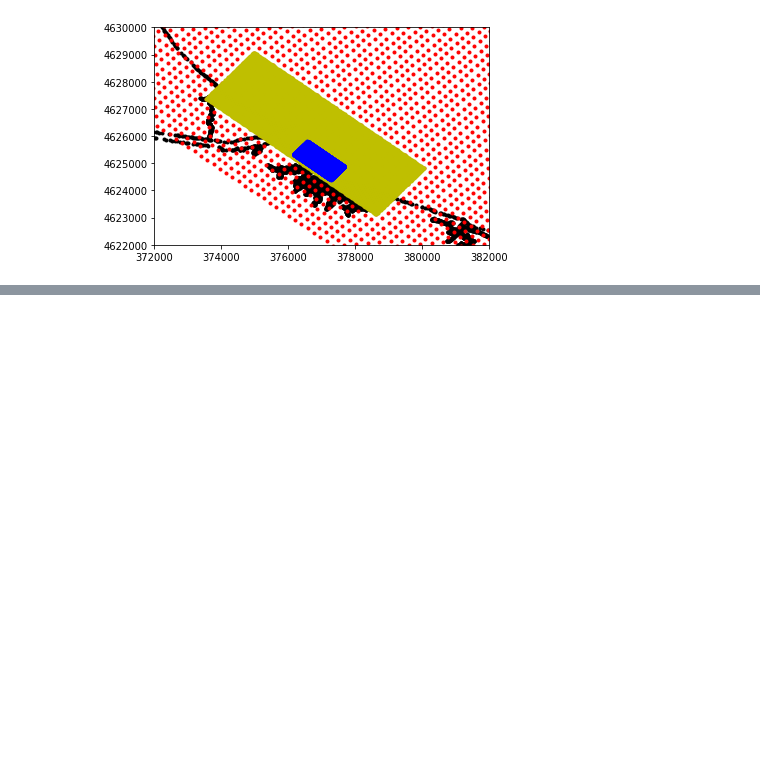
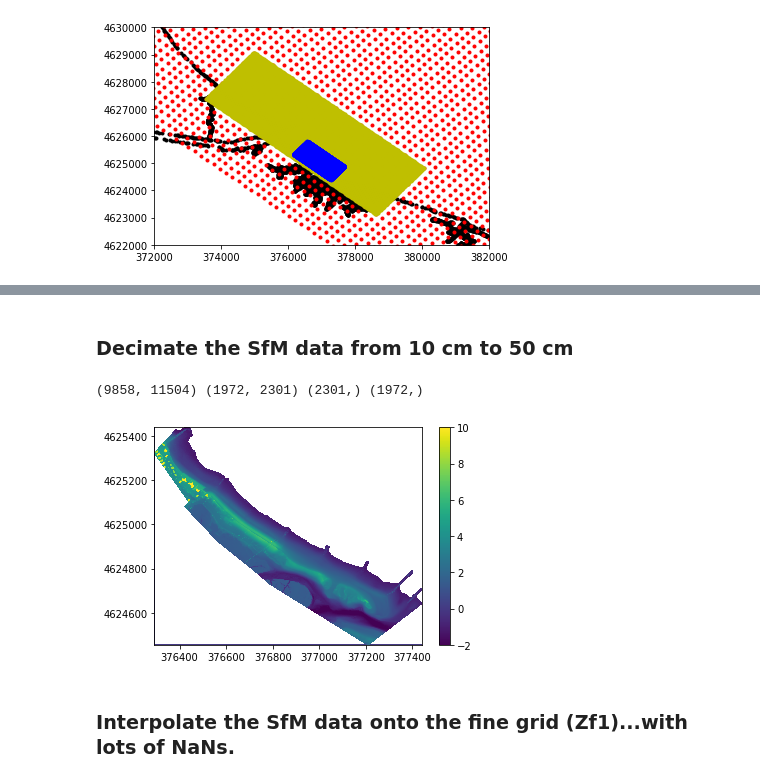
Before and after one commit to csherwood-usgs/CCBay, a Jupyter notebook: CCBay_grid_v1.ipynb, the cells around one changed output, grey strips where cells are left out. Saved outputs shown, nothing was run; the diff lists cells and outputs as text; code cells hidden in the pictures; blank space fills up the shorter version.

```diff
--- a/CCBay_grid_v1.ipynb
+++ b/CCBay_grid_v1.ipynb
@@ -301,0 +336,25 @@ print(np.shape(values))
+# %%
+from astropy.convolution import Gaussian2DKernel
+from astropy.convolution import convolve
+
+# We smooth with a Gaussian kernel with x_stddev=1 (and y_stddev=1)
+# It is a 9x9 array
+kernel = Gaussian2DKernel(x_stddev=1)
+# astropy's convolution replaces the NaN pixels with a kernel-weighted
+# interpolation from their neighbors
+zsfm_s = convolve(zsfm, kernel)
+# %% [markdown]
+### Decimate the SfM data from 10 cm to 50 cm
+# %%
+# Decimate the sfm data
+zsfm_sd = zsfm_s[::5,::5]
+xsfm_d = xsfm[::5]
+ysfm_d = ysfm[::5]
+print(np.shape(zsfm_s),np.shape(zsfm_sd),np.shape(xsfm_d),np.shape(ysfm_d))
+plt.pcolormesh(xsfm_d,ysfm_d,zsfm_sd,vmin=-2,vmax=10)
+plt.colorbar();
+# %% [output]
+(9858, 11504) (1972, 2301) (2301,) (1972,)
+[figure, added]
+# %% [markdown]
+### Interpolate the SfM data onto the fine grid (Zf1)...with lots of NaNs.
```
Also changed, not shown: parts of 31 cells of this notebook.
